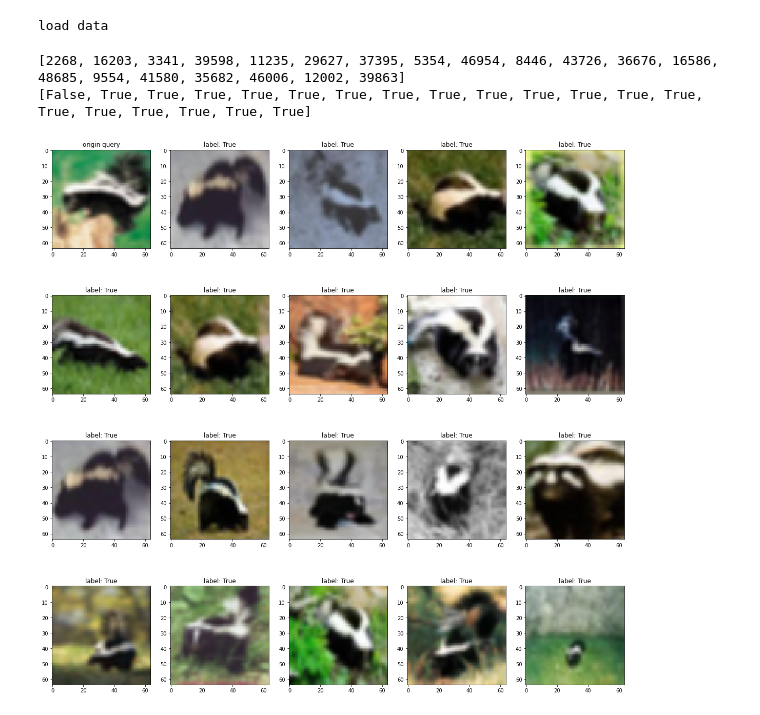
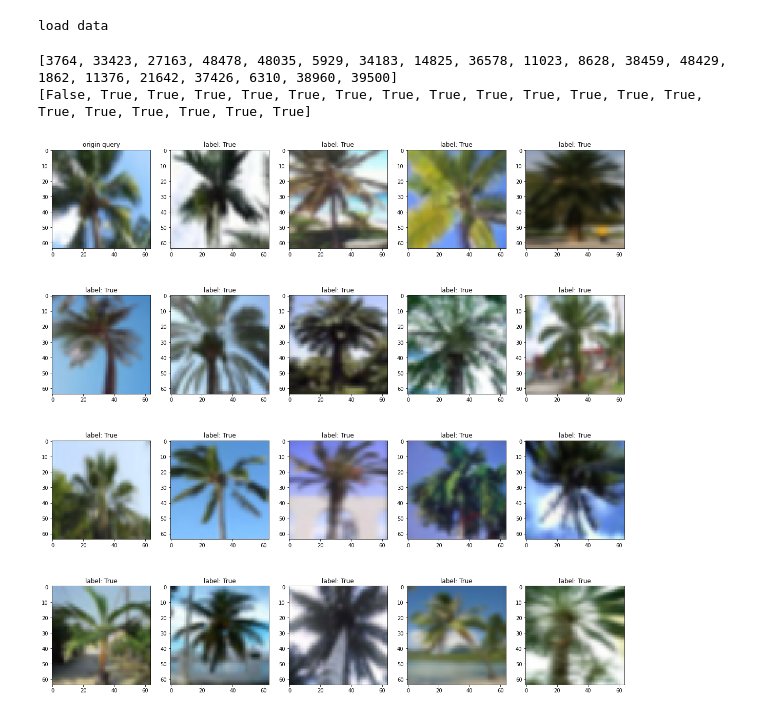
Before and after one commit to chungdz/Image_retrieve, a Jupyter notebook: dataset_diff_cifar.ipynb, the cells around one changed output. Cells and saved outputs as stored; diff of their text form; code cells hidden in the pictures.

```diff
--- a/dataset_diff_cifar.ipynb
+++ b/dataset_diff_cifar.ipynb
@@ -79,9 +79,9 @@ def show_retrieved_query(cur_idx):
                 axarr[i][j].title.set_text("origin query")
     plt.show()
 # %%
-show_retrieved_query(2268)
+show_retrieved_query(3764)
 # %% [output]
-[2268, 16203, 3341, 39598, 11235, 29627, 37395, 5354, 46954, 8446, 43726, 36676, 16586, 48685, 9554, 41580, 35682, 46006, 12002, 39863]
+[3764, 33423, 27163, 48478, 48035, 5929, 34183, 14825, 36578, 11023, 8628, 38459, 48429, 1862, 11376, 21642, 37426, 6310, 38960, 39500]
 [False, True, True, True, True, True, True, True, True, True, True, True, True, True, True, True, True, True, True, True]
-[figure, old version]
+[figure, new version]
 # %%
```
Also changed, not shown: parts of 1 cell of this notebook.
